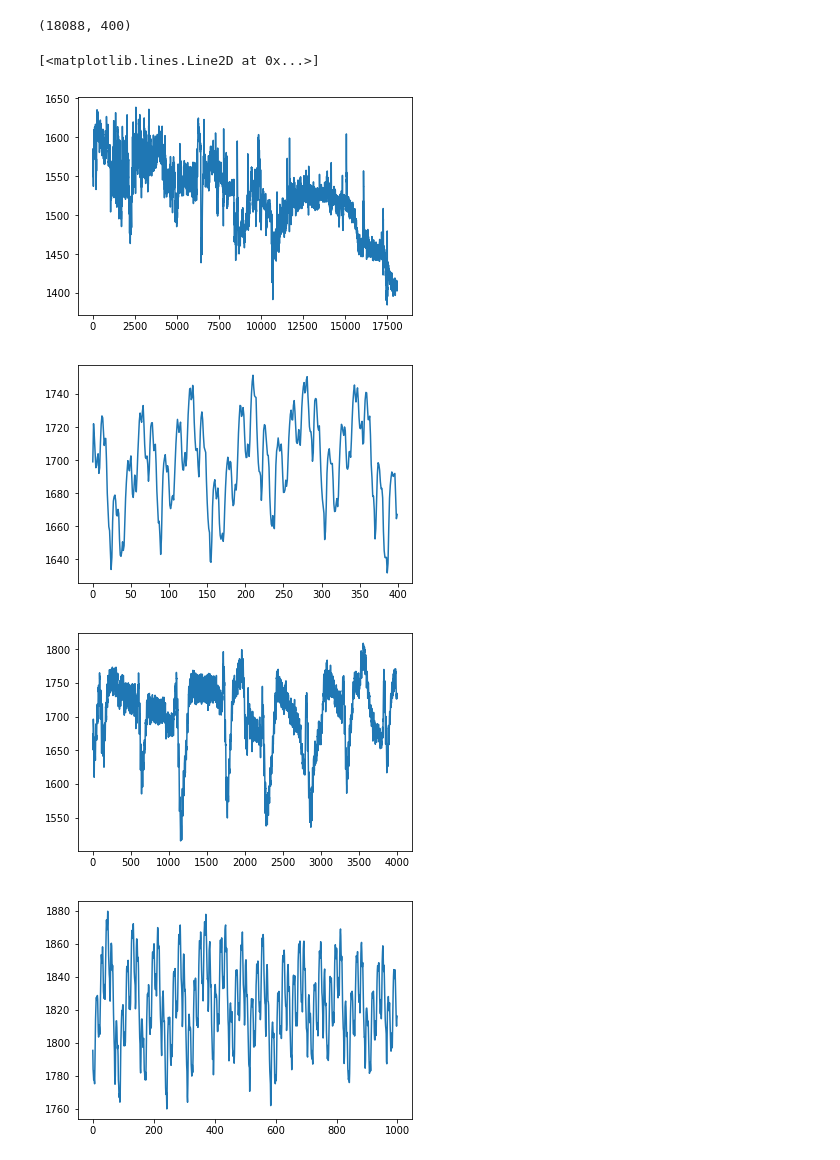
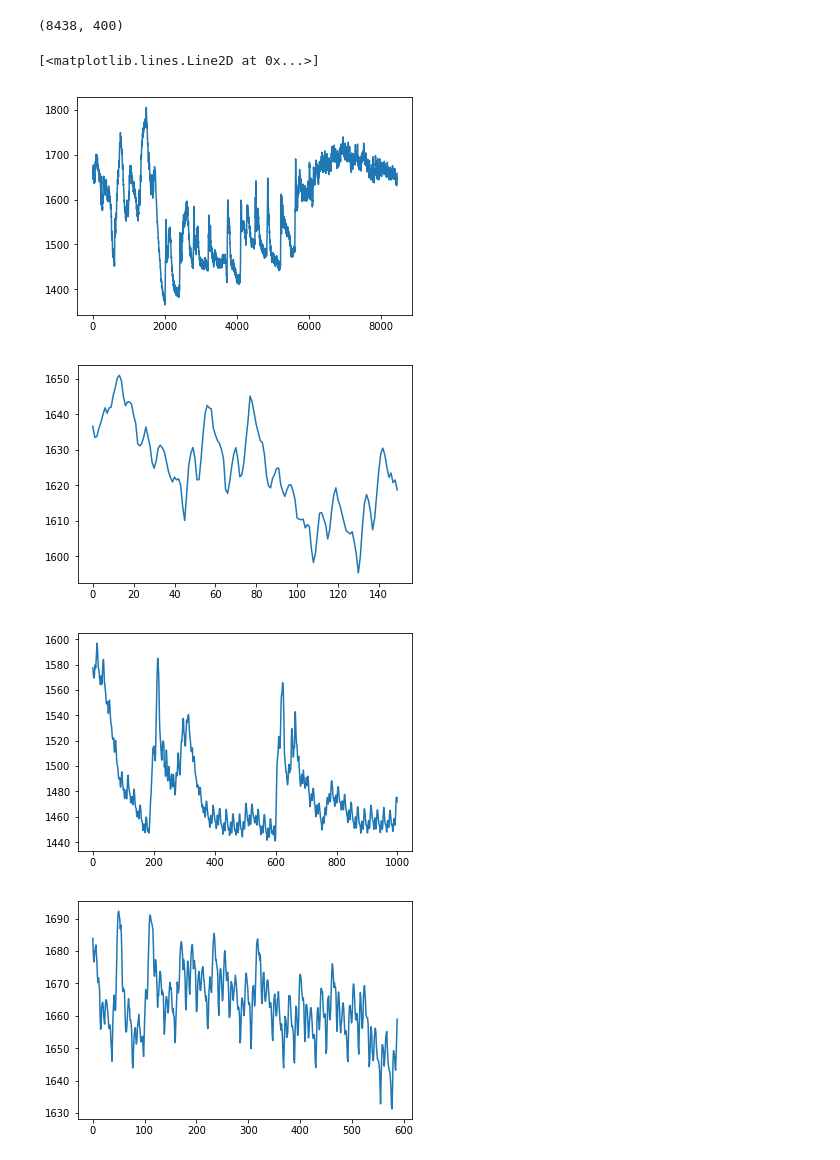
Before and after one commit to ToastCheng/ijv, a Jupyter notebook: n_切資料.ipynb, the cells around one changed output. Saved outputs shown, nothing was run; the diff lists cells and outputs as text; code cells hidden in the pictures.

```diff
--- a/n_切資料.ipynb
+++ b/n_切資料.ipynb
@@ -3,20 +3,20 @@ import numpy as np
 import matplotlib.pyplot as plt
 # %%
 date = "20190528"
-i = 2
+i = 5
 # %%
-d = np.loadtxt("data/raw/{}/IJV/live/live_2_1.csv".format(date), delimiter=',')
+d = np.loadtxt("data/raw/{}/IJV/live/live_4_1.csv".format(date), delimiter=',')
 # %%
 d.shape
 # %% [output]
-(18088, 400)
+(8438, 400)
 # %%
 plt.plot(d.mean(1))
 # %% [output]
 [<matplotlib.lines.Line2D at 0x...>]
-[figure, old version]
+[figure, new version]
 # %%
-d1 = d[:400]
+d1 = d[300:450]
 plt.plot(d1.mean(1))
 np.savetxt(
     "data/raw/{}_split/IJV/live/live_{}_1.csv".format(date, i),
@@ -24,19 +24,19 @@ np.savetxt(
     delimiter=","
 )
 # %% [output]
-[figure, old version]
+[figure, new version]
 # %%
-d2 = d[600:4600]
+d2 = d[2600:3600]
 plt.plot(d2.mean(1))
 np.savetxt(
     "data/raw/{}_split/IJV/live/live_{}_2.csv".format(date, i),
     d2,
     delimiter=","
 )
 # %% [output]
-[figure, old version]
+[figure, new version]
 # %%
-d3 = d[10800:11800]
+d3 = d[7850:]
 plt.plot(d3.mean(1))
 np.savetxt(
     "data/raw/{}_split/IJV/live/live_{}_3.csv".format(date, i),
@@ -44,4 +44,4 @@ np.savetxt(
     delimiter=","
 )
 # %% [output]
-[figure, old version]
+[figure, new version]
```
Also changed, not shown: parts of 2 cells of this notebook, 4 other files.
